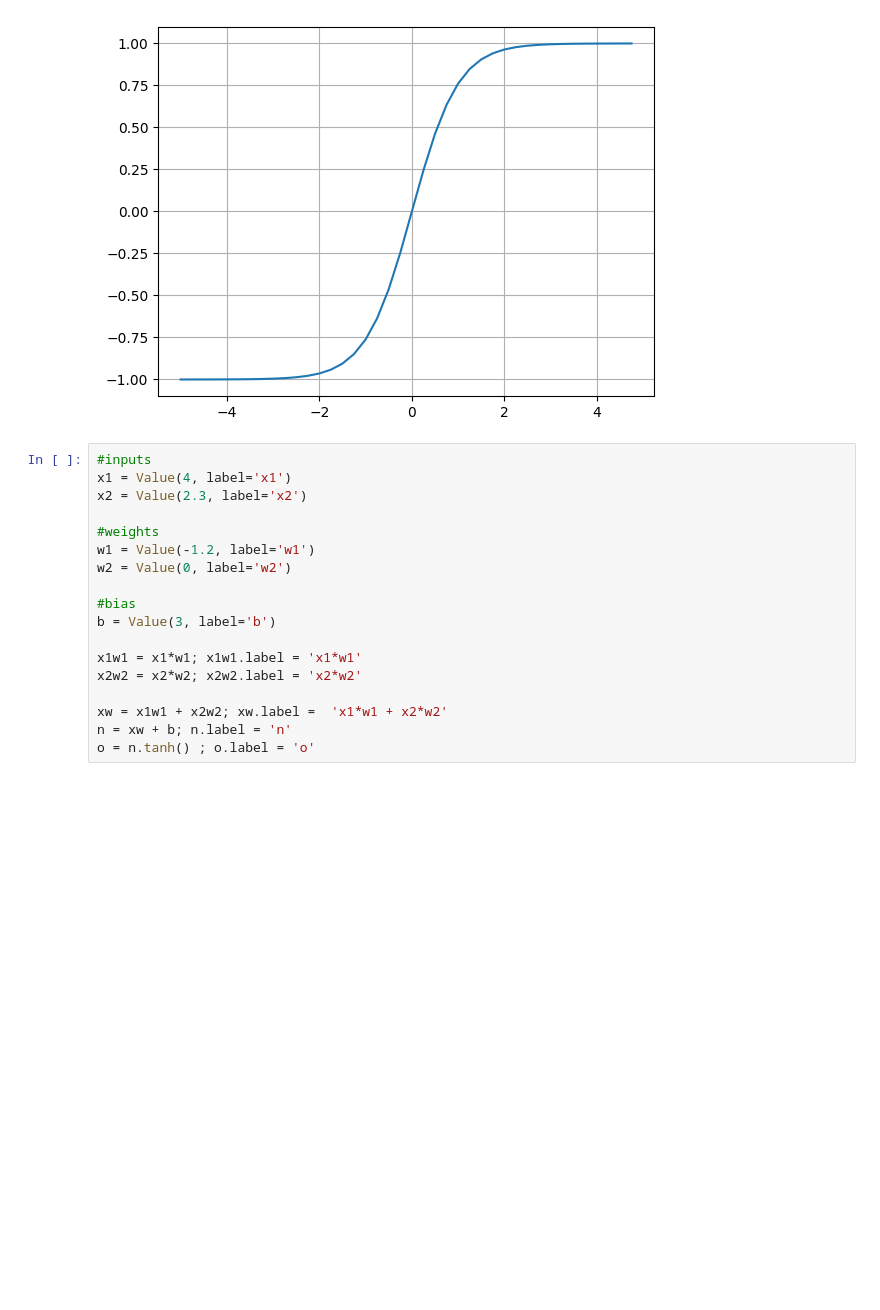
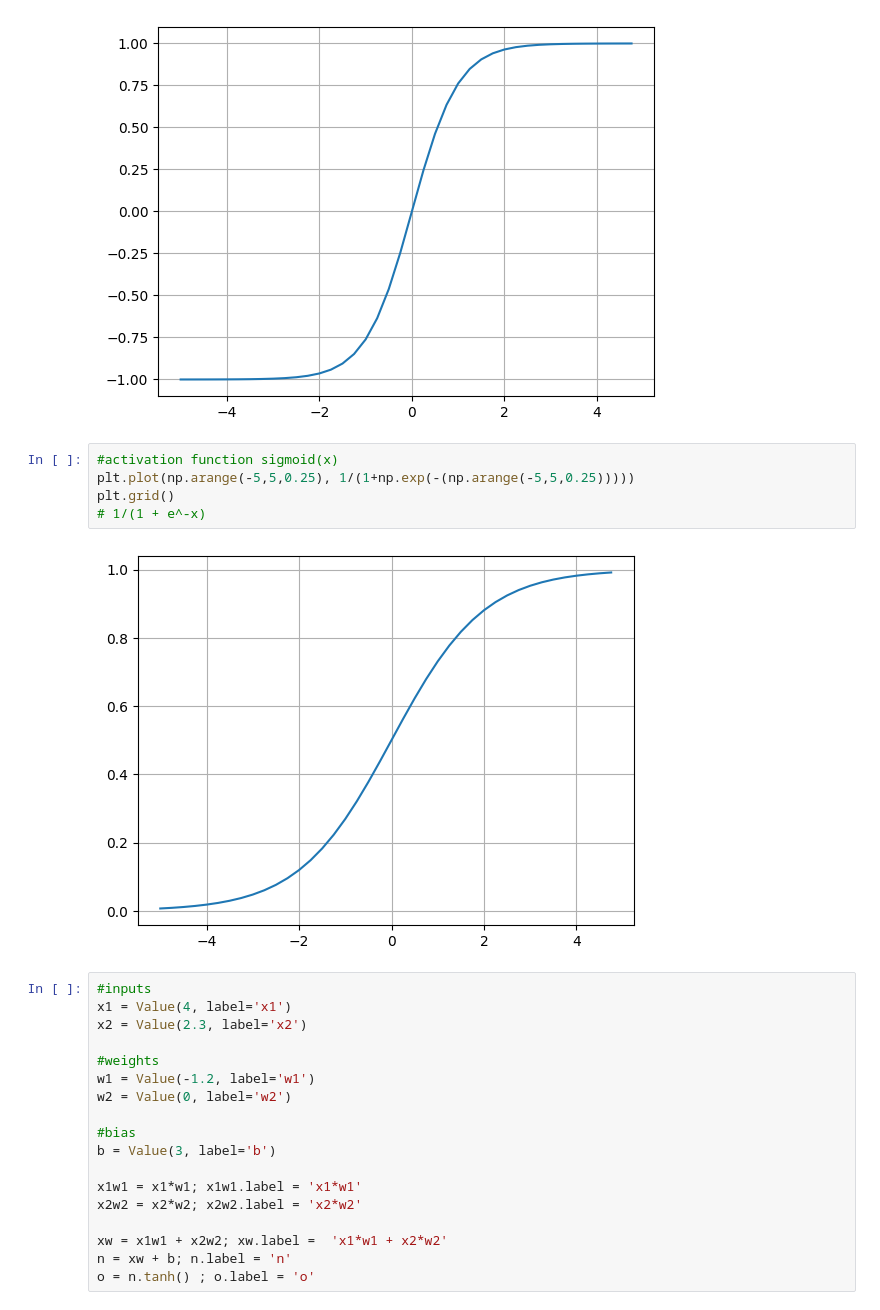
Before and after one commit to Secantwave/micrograd, a Jupyter notebook: micrograd.ipynb, the cells around one changed output. Drawn from its saved outputs; the diff is of its cells as text; blank space fills up the shorter version.

Commit message:
bug fixes and sigmoid

```diff
--- a/micrograd.ipynb
+++ b/micrograd.ipynb
@@ -163,6 +217,13 @@ plt.plot(np.arange(-5,5,0.25), np.tanh(np.arange(-5,5,0.25)))
 plt.grid()
 # %% [output]
 [figure]
+# %%
+#activation function sigmoid(x)
+plt.plot(np.arange(-5,5,0.25), 1/(1+np.exp(-(np.arange(-5,5,0.25)))))
+plt.grid()
+# 1/(1 + e^-x)
+# %% [output]
+[figure, added]
 # %%
 #inputs
 x1 = Value(4, label='x1')
```
Also changed, not shown: parts of 3 cells of this notebook.
